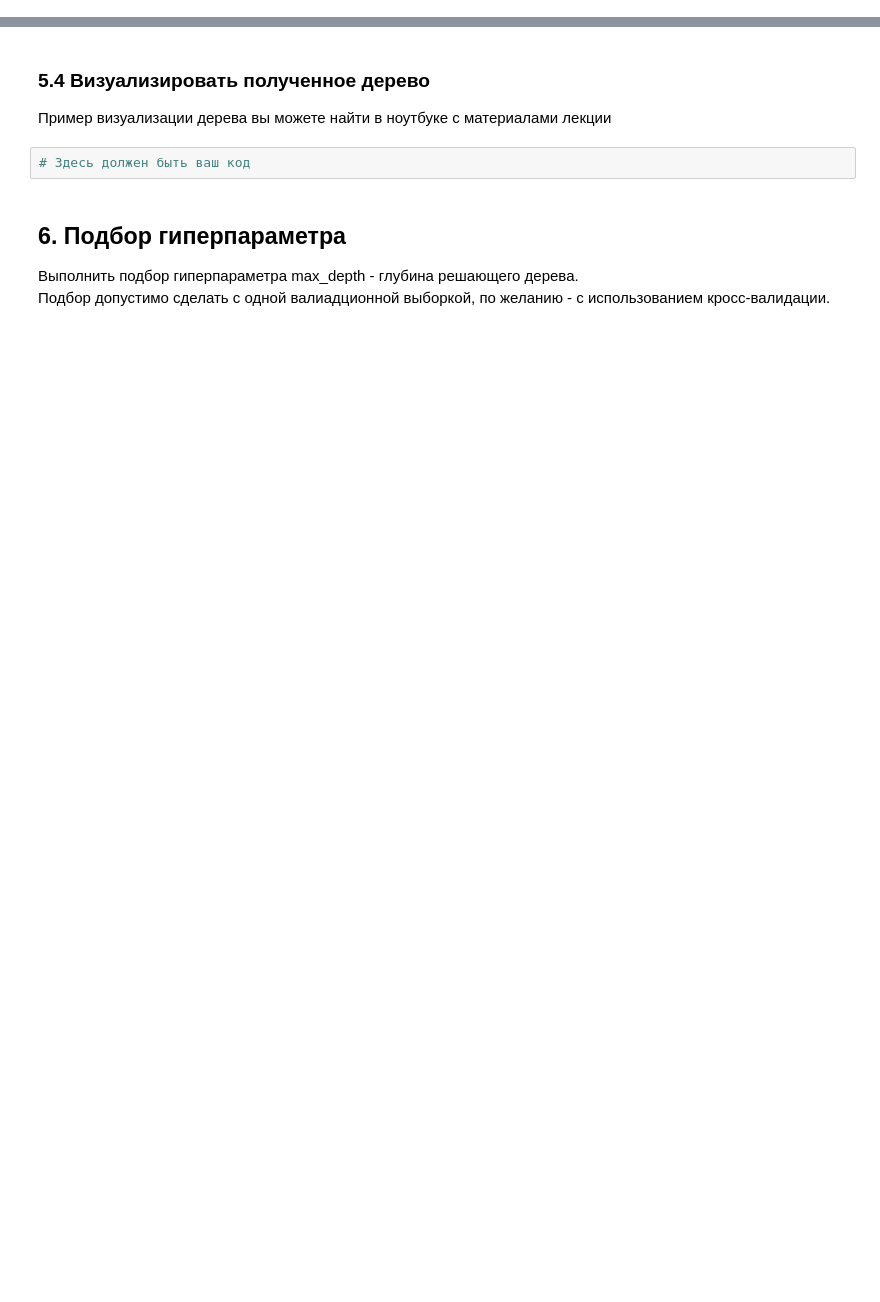
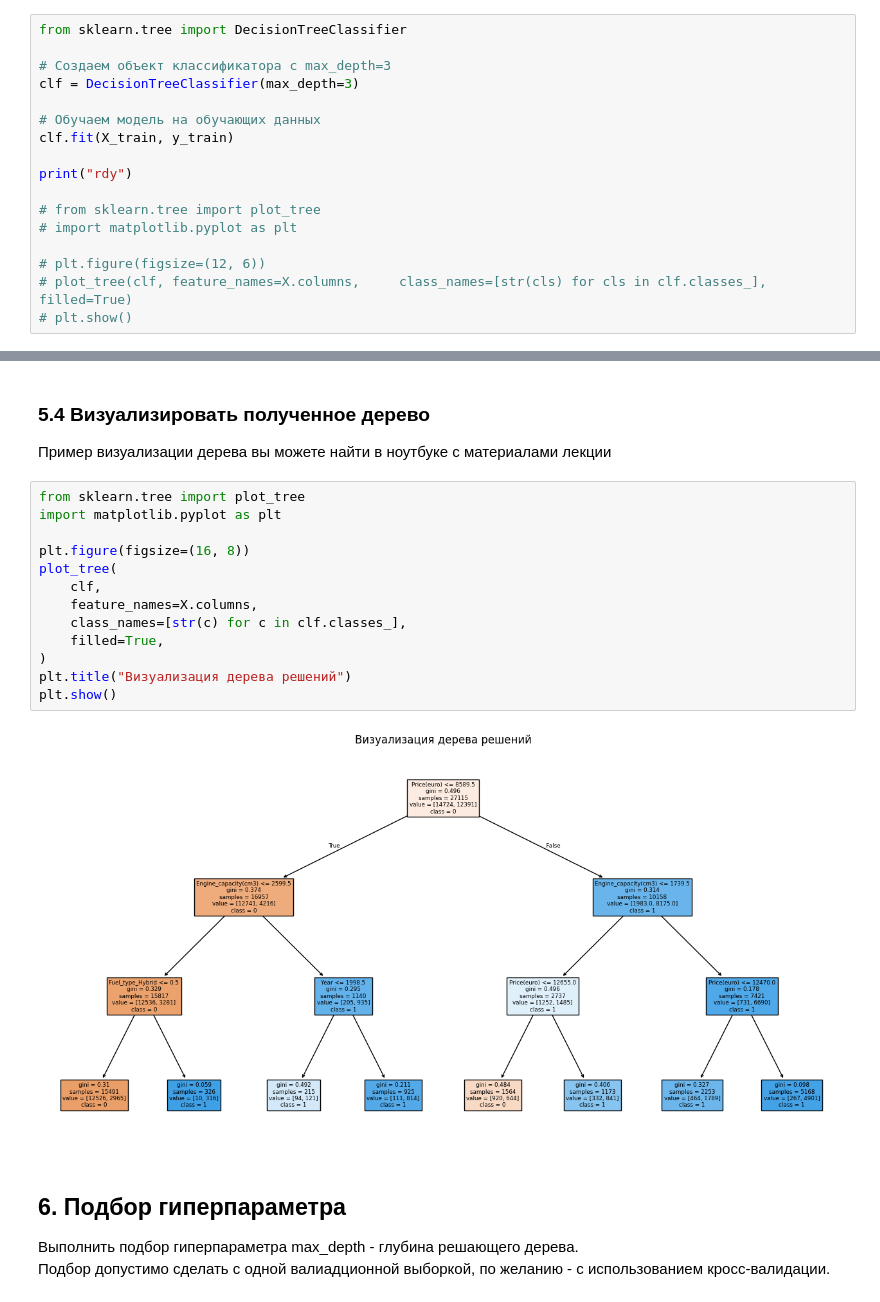
Before and after one commit to Mshkss/Study, a Jupyter notebook: Python/AI basics/P4/Task4_Tree_Empty.ipynb, the cells around one changed output, grey strips where cells are left out. Drawn from its saved outputs; the diff is of its cells as text; blank space fills up the shorter version.

```diff
--- a/Python/AI basics/P4/Task4_Tree_Empty.ipynb
+++ b/Python/AI basics/P4/Task4_Tree_Empty.ipynb
@@ -78,0 +81,17 @@ print(f"Размер тестовой выборки: {X_test.shape}, {y_test.sh
+# %%
+from sklearn.tree import DecisionTreeClassifier
+
+# Создаем объект классификатора с max_depth=3
+clf = DecisionTreeClassifier(max_depth=3)
+
+# Обучаем модель на обучающих данных
+clf.fit(X_train, y_train)
+
+print("rdy")
+
+# from sklearn.tree import plot_tree
+# import matplotlib.pyplot as plt
+
+# plt.figure(figsize=(12, 6))
+# plot_tree(clf, feature_names=X.columns,     class_names=[str(cls) for cls in clf.classes_], filled=True)
+# plt.show()
@@ -101,5 +170,18 @@ print(f"Размер тестовой выборки: {X_test.shape}, {y_test.sh
 Пример визуализации дерева вы можете найти в ноутбуке с материалами лекции
-# %%
-# Здесь должен быть ваш код
+# %%
+from sklearn.tree import plot_tree
+import matplotlib.pyplot as plt
+
+plt.figure(figsize=(16, 8))
+plot_tree(
+    clf,
+    feature_names=X.columns,
+    class_names=[str(c) for c in clf.classes_],
+    filled=True,
+)
+plt.title("Визуализация дерева решений")
+plt.show()
+# %% [output]
+[figure, added]
 # %% [markdown]
 ## 6. Подбор гиперпараметра
```
Also changed, not shown: parts of 33 cells of this notebook, 1 other file.
